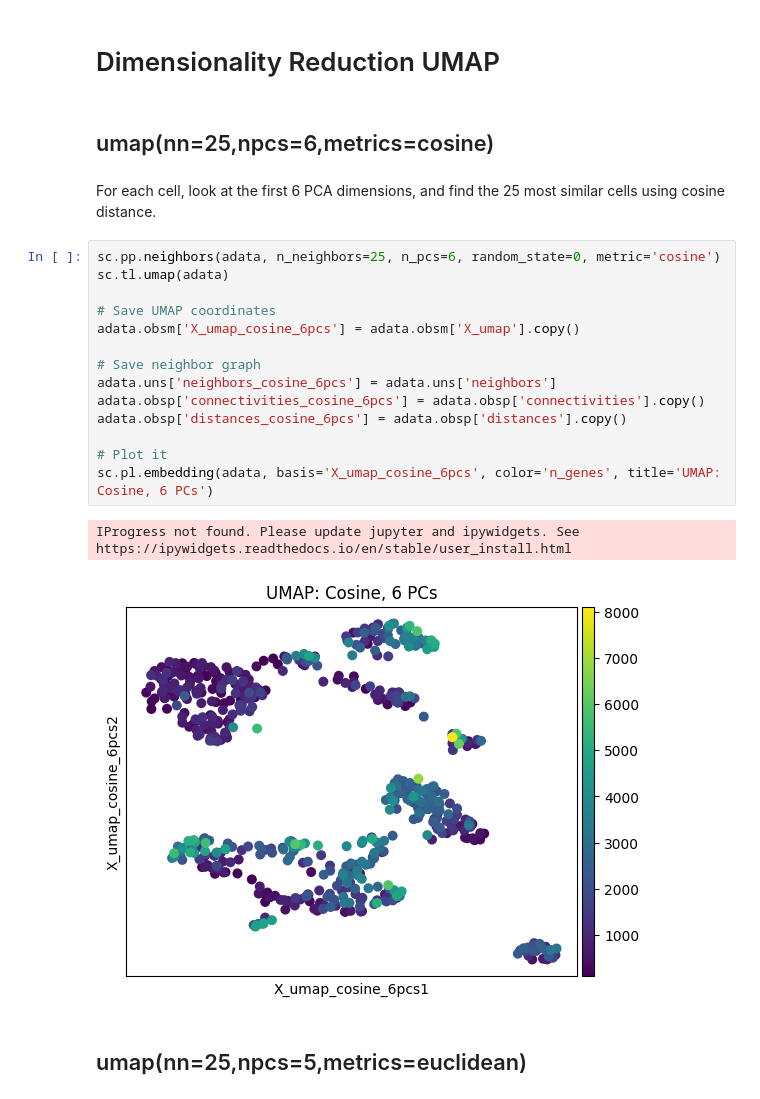
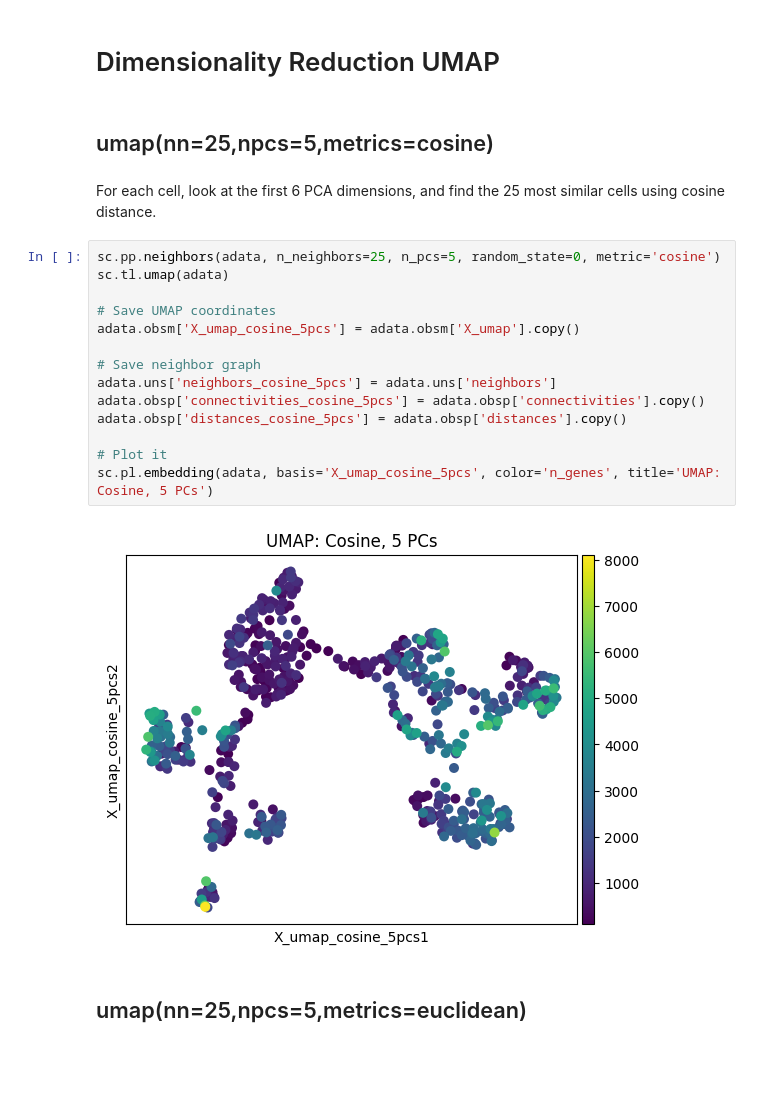
Before and after one commit to ateferos77/Butryllus_Brain_scRNAseq, a Jupyter notebook: Botryllus_dataset2_Base.ipynb, the cells around one changed output. Saved outputs shown, nothing was run; the diff lists cells and outputs as text; blank space fills up the shorter version.

```diff
--- a/Botryllus_dataset2_Base.ipynb
+++ b/Botryllus_dataset2_Base.ipynb
@@ -322,26 +322,25 @@ sc.pl.pca_loadings(adata, components='1,2', show=False, include_lowest=False, n_
 # %% [markdown]
 # Dimensionality Reduction UMAP
 # %% [markdown]
-## umap(nn=25,npcs=6,metrics=cosine)
+## umap(nn=25,npcs=5,metrics=cosine)
 # %% [markdown]
 For each cell, look at the first 6 PCA dimensions, and find the 25 most similar cells using cosine distance.
 # %%
-sc.pp.neighbors(adata, n_neighbors=25, n_pcs=6, random_state=0, metric='cosine')
+sc.pp.neighbors(adata, n_neighbors=25, n_pcs=5, random_state=0, metric='cosine')
 sc.tl.umap(adata)
 
 # Save UMAP coordinates
-adata.obsm['X_umap_cosine_6pcs'] = adata.obsm['X_umap'].copy()
+adata.obsm['X_umap_cosine_5pcs'] = adata.obsm['X_umap'].copy()
 
 # Save neighbor graph
-adata.uns['neighbors_cosine_6pcs'] = adata.uns['neighbors']
-adata.obsp['connectivities_cosine_6pcs'] = adata.obsp['connectivities'].copy()
-adata.obsp['distances_cosine_6pcs'] = adata.obsp['distances'].copy()
+adata.uns['neighbors_cosine_5pcs'] = adata.uns['neighbors']
+adata.obsp['connectivities_cosine_5pcs'] = adata.obsp['connectivities'].copy()
+adata.obsp['distances_cosine_5pcs'] = adata.obsp['distances'].copy()
 
 # Plot it
-sc.pl.embedding(adata, basis='X_umap_cosine_6pcs', color='n_genes', title='UMAP: Cosine, 6 PCs')
+sc.pl.embedding(adata, basis='X_umap_cosine_5pcs', color='n_genes', title='UMAP: Cosine, 5 PCs')
 # %% [output]
-IProgress not found. Please update jupyter and ipywidgets. See https://ipywidgets.readthedocs.io/en/stable/user_install.html
-[figure, old version]
+[figure, new version]
 # %% [markdown]
 ## umap(nn=25,npcs=5,metrics=euclidean)
 # %%
```
Also changed, not shown: parts of 7 cells of this notebook.
